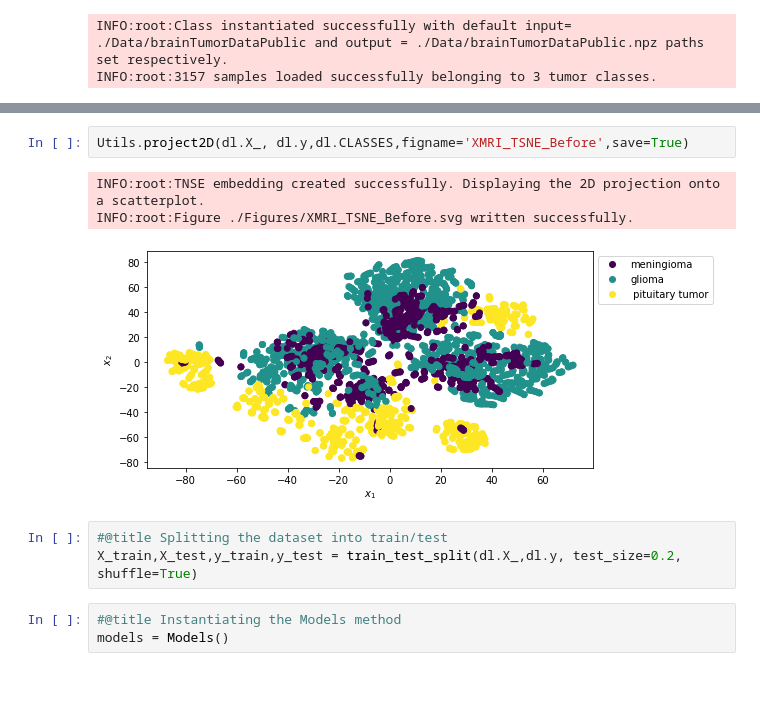
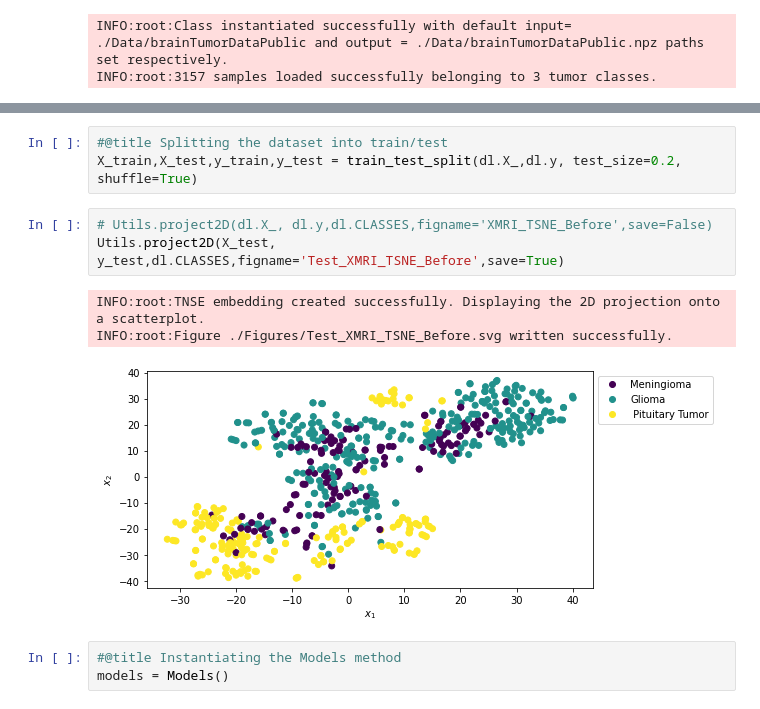
Before and after one commit to yusufbrima/XDNNBioimaging, a Jupyter notebook: Gym.ipynb, the cells around one changed output, grey strips where cells are left out. Cells and saved outputs as stored; diff of their text form; blank space fills up the shorter version.

```diff
--- a/Gym.ipynb
+++ b/Gym.ipynb
@@ -38,12 +42,13 @@ Utils.plot_samples(dl.A,dl.y,dl.Z,dl.CLASSES,idx,save=True)
-# %%
-Utils.project2D(dl.X_, dl.y,dl.CLASSES,figname='XMRI_TSNE_Before',save=True)
-# %% [output]
-INFO:root:TNSE embedding created successfully. Displaying the 2D projection onto a scatterplot.
-INFO:root:Figure ./Figures/XMRI_TSNE_Before.svg written successfully.
-[figure, removed]
 # %%
 #@title Splitting the dataset into train/test
 X_train,X_test,y_train,y_test = train_test_split(dl.X_,dl.y, test_size=0.2, shuffle=True)
+# %%
+# Utils.project2D(dl.X_, dl.y,dl.CLASSES,figname='XMRI_TSNE_Before',save=False)
+Utils.project2D(X_test, y_test,dl.CLASSES,figname='Test_XMRI_TSNE_Before',save=True)
+# %% [output]
+INFO:root:TNSE embedding created successfully. Displaying the 2D projection onto a scatterplot.
+INFO:root:Figure ./Figures/Test_XMRI_TSNE_Before.svg written successfully.
+[figure, added]
 # %%
 #@title Instantiating the Models method
 models = Models()
```
Also changed, not shown: parts of 21 cells of this notebook, 11 other files.
